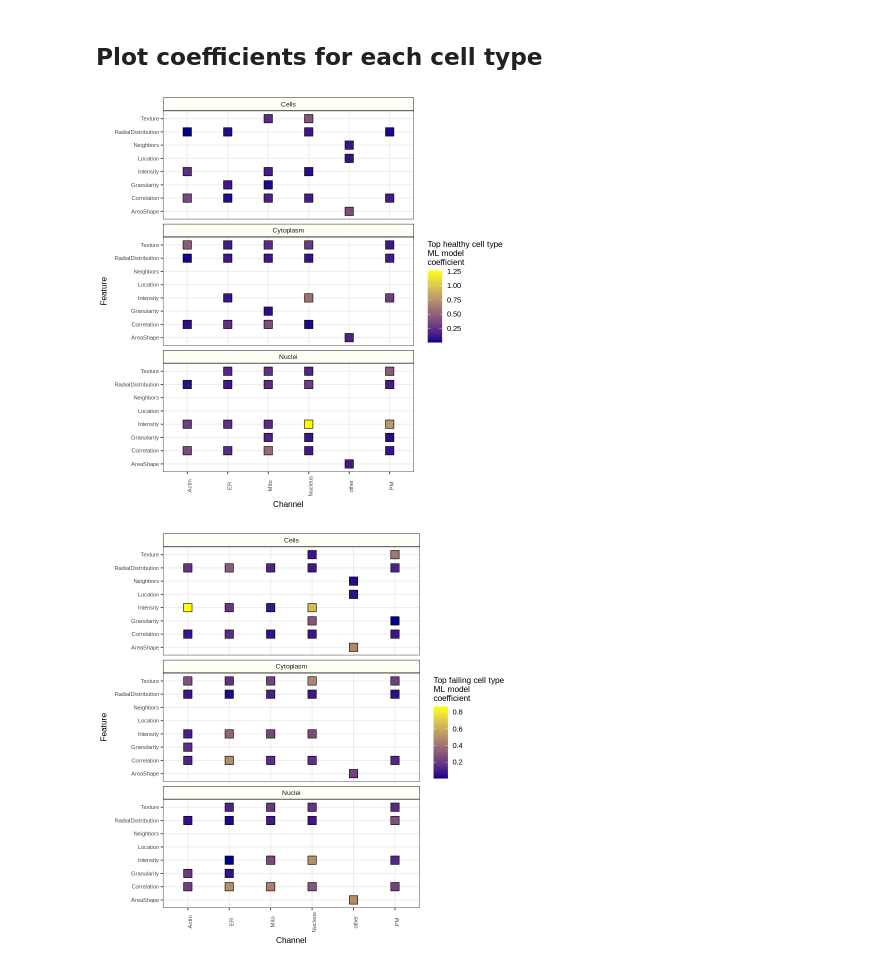
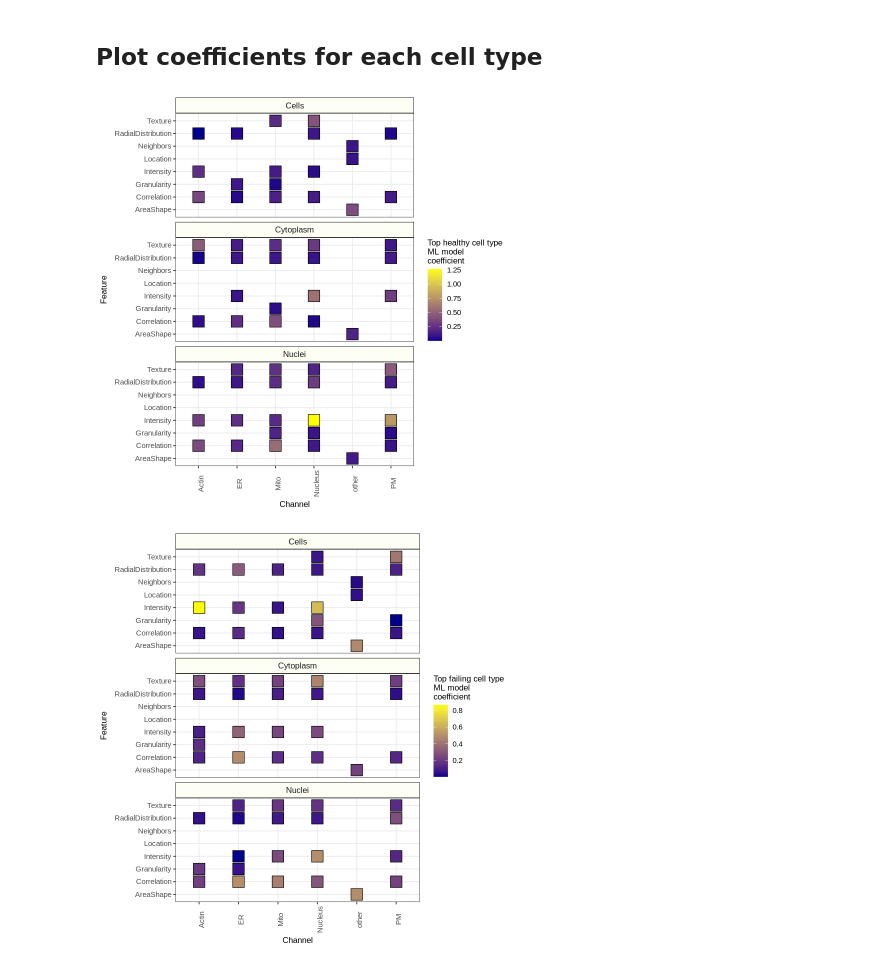
Before and after one commit to WayScience/cellpainting_predicts_cardiac_fibrosis, a Jupyter notebook: 5.machine_learning/3.visualize_model_coef.ipynb, the cells around one changed output. Drawn from its saved outputs; the diff is of its cells as text; code cells hidden in the pictures.

Commit message:
update plots

```diff
--- a/5.machine_learning/3.visualize_model_coef.ipynb
+++ b/5.machine_learning/3.visualize_model_coef.ipynb
@@ -152,7 +152,7 @@ A grouped_df: 2 × 10
 # %%
 healthy_coef_gg <- (
     ggplot(healthy_coef_df, aes(x = channel_cleaned, y = feature_group))
-    + geom_point(aes(fill = Healthy_Coeffs), pch = 22, size = 5)
+    + geom_point(aes(fill = Healthy_Coeffs), pch = 22, size = 7)
     + facet_wrap("~compartment", ncol = 1)
     + theme_bw()
     + scale_fill_gradient(
@@ -163,12 +163,12 @@ healthy_coef_gg <- (
     + xlab("Channel")
     + ylab("Feature")
     + theme(
-        axis.text = element_text(size = 7),
-        axis.text.x = element_text(angle = 90, size = 7),
+        axis.text = element_text(size = 9),
+        axis.text.x = element_text(angle = 90, size = 9),
         axis.title = element_text(size = 10),
         legend.text = element_text(size = 9),
         legend.title = element_text(size = 10),
-        strip.text = element_text(size = 8),
+        strip.text = element_text(size = 10),
         strip.background = element_rect(
             colour = "black",
             fill = "#fdfff4"
@@ -177,41 +177,41 @@ healthy_coef_gg <- (
 )
 
 # Save figure
-ggsave(healthy_coef_fig, healthy_coef_gg, height = 8, width = 8, dpi = 500)
+ggsave(healthy_coef_fig, healthy_coef_gg, height = 8, width = 7, dpi = 500)
 
 healthy_coef_gg
 # %% [output]
-[figure, old version]
+[figure, new version]
 # %%
 failing_coef_gg <- (
     ggplot(failing_coef_df, aes(x = channel_cleaned, y = feature_group))
-    + geom_point(aes(fill = abs(Failing_Coeffs)), pch = 22, size = 5)
+    + geom_point(aes(fill = abs(Failing_Coeffs)), pch = 22, size = 7)
     + facet_wrap("~compartment", ncol = 1)
     + theme_bw()
     + scale_fill_gradient(
         name="Top failing cell type\nML model\ncoefficient",
         low = "darkblue",
         high = "yellow"
     )
     + xlab("Channel")
     + ylab("Feature")
     + theme(
-        axis.text = element_text(size = 7),
-        axis.text.x = element_text(angle = 90, size = 7),
+        axis.text = element_text(size = 9),
+        axis.text.x = element_text(angle = 90, size = 9),
         axis.title = element_text(size = 10),
         legend.text = element_text(size = 9),
         legend.title = element_text(size = 10),
-        strip.text = element_text(size = 8),
+        strip.text = element_text(size = 10),
         strip.background = element_rect(
             colour = "black",
             fill = "#fdfff4"
         )
     )
 )
 
 # Save figure
-ggsave(failing_coef_fig, failing_coef_gg, height = 8, width = 8, dpi = 500)
+ggsave(failing_coef_fig, failing_coef_gg, height = 8, width = 7, dpi = 500)
 
 failing_coef_gg
 # %% [output]
-[figure, old version]
+[figure, new version]
```
Also changed, not shown: 3 other files.
